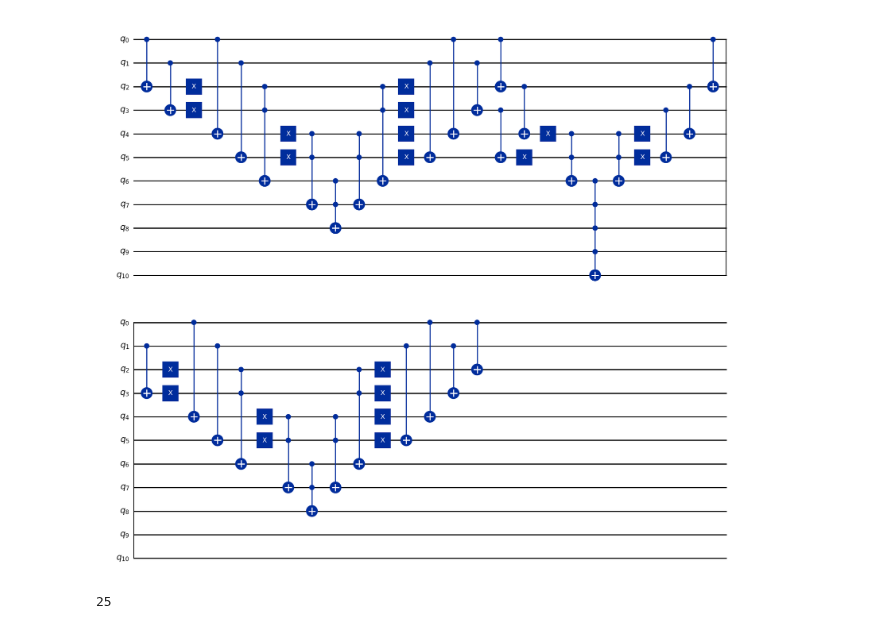
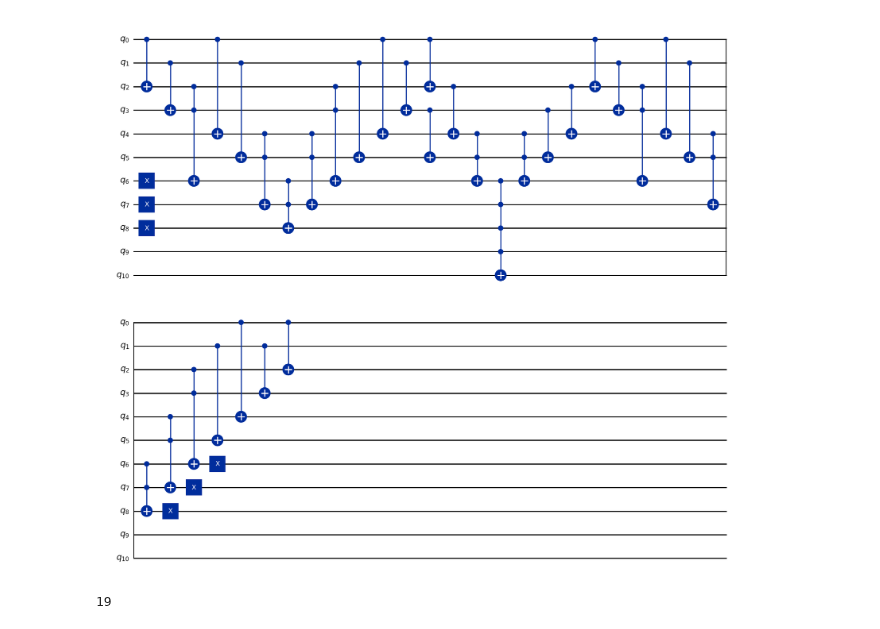
Before and after one commit to TheBarzani/vcgc, a Jupyter notebook: experiments/k3_saha_comparator_depth_check.ipynb, the cells around one changed output. Saved outputs shown, nothing was run; the diff lists cells and outputs as text; code cells hidden in the pictures.

```diff
--- a/experiments/k3_saha_comparator_depth_check.ipynb
+++ b/experiments/k3_saha_comparator_depth_check.ipynb
@@ -3,76 +3,84 @@ from qiskit import *
 
 qc = QuantumCircuit(11, name="k3_saha")
 
+qc.x(6)
+qc.x(7)
+qc.x(8)
+
 qc.cx(0,2)
 qc.cx(1,3)
-qc.x(2)
-qc.x(3)
+# qc.x(2)
+# qc.x(3)
 qc.ccx(2,3,6)
 
 qc.cx(0,4)
 qc.cx(1,5)
-qc.x(4)
-qc.x(5)
+# qc.x(4)
+# qc.x(5)
 qc.ccx(4,5,7)
 
 qc.ccx(6,7,8)
 
 qc.ccx(4,5,7)
-qc.x(5)
-qc.x(4)
+# qc.x(5)
+# qc.x(4)
 qc.cx(1,5)
 qc.cx(0,4)
 
 qc.ccx(2,3,6)
-qc.x(3)
-qc.x(2)
+# qc.x(3)
+# qc.x(2)
 qc.cx(1,3)
 qc.cx(0,2)
 
 qc.cx(2,4)
 qc.cx(3,5)
-qc.x(4)
-qc.x(5)
+# qc.x(4)
+# qc.x(5)
 qc.ccx(4,5,6)
 
 qc.mcx([6,7,8,9], 10)
 
 qc.ccx(4,5,6)
-qc.x(5)
-qc.x(4)
+# qc.x(5)
+# qc.x(4)
 qc.cx(3,5)
 qc.cx(2,4)
 
 qc.cx(0,2)
 qc.cx(1,3)
-qc.x(2)
-qc.x(3)
+# qc.x(2)
+# qc.x(3)
 qc.ccx(2,3,6)
 
 qc.cx(0,4)
 qc.cx(1,5)
-qc.x(4)
-qc.x(5)
+# qc.x(4)
+# qc.x(5)
 qc.ccx(4,5,7)
 
 qc.ccx(6,7,8)
 
 qc.ccx(4,5,7)
-qc.x(5)
-qc.x(4)
+# qc.x(5)
+# qc.x(4)
 qc.cx(1,5)
 qc.cx(0,4)
 
 qc.ccx(2,3,6)
-qc.x(3)
-qc.x(2)
+# qc.x(3)
+# qc.x(2)
 qc.cx(1,3)
 qc.cx(0,2)
 
+qc.x(6)
+qc.x(7)
+qc.x(8)
+
 qc.draw("mpl")
 # %% [output]
-[figure, old version]
+[figure, new version]
 # %%
 qc.depth()
 # %% [output]
-25
+19
```
Also changed, not shown: 7 other files.
